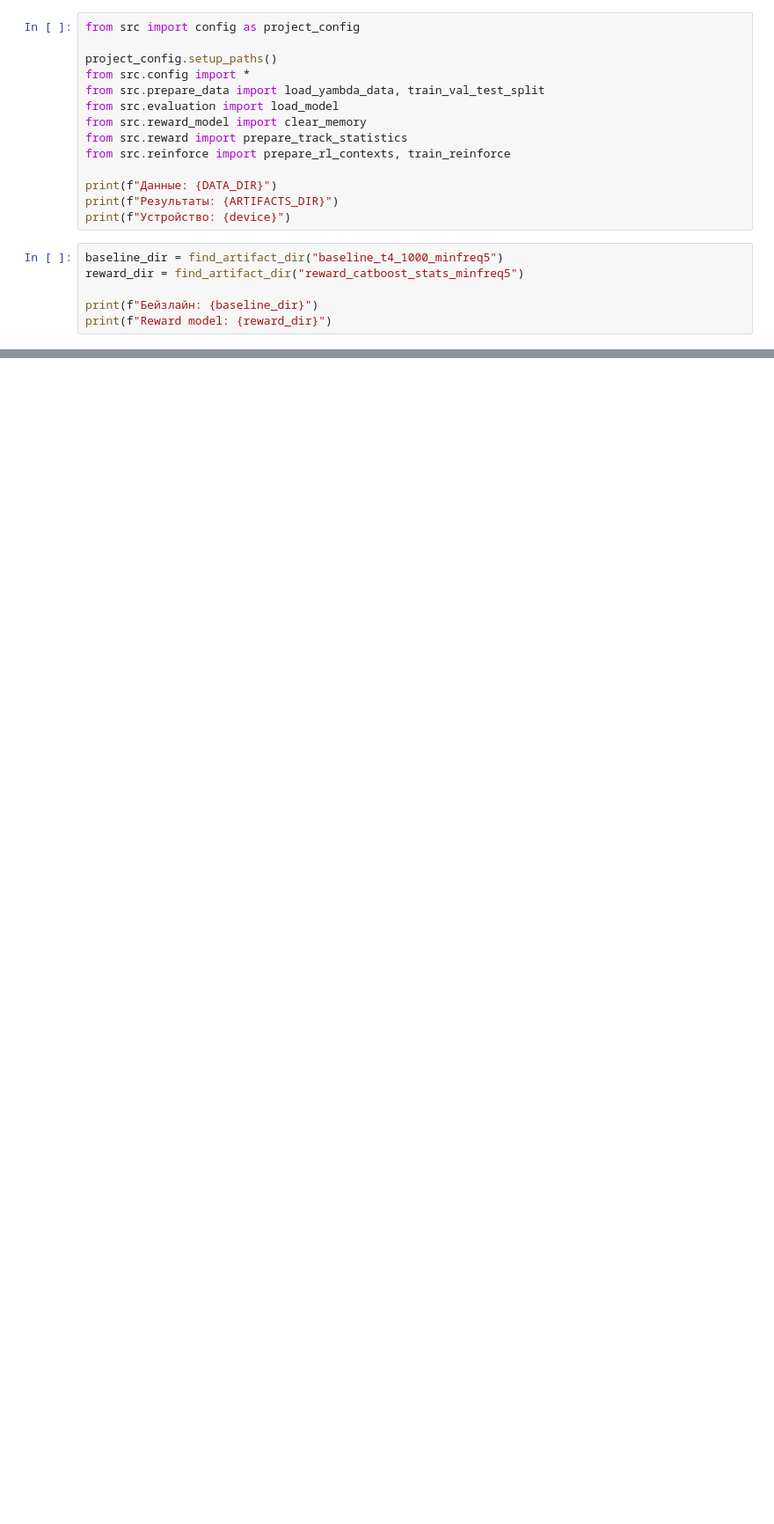
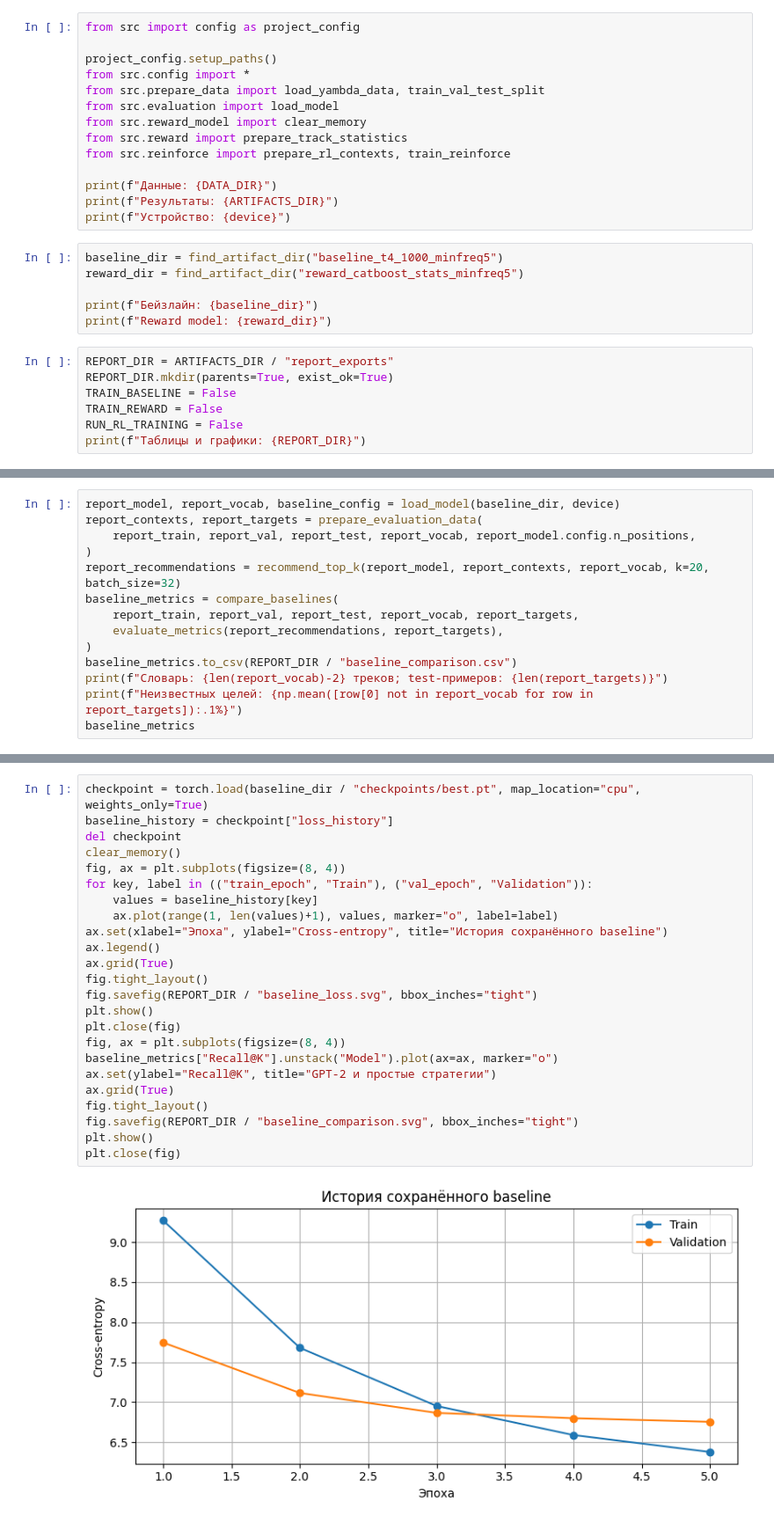
Before and after one commit to daosistt/recsys-rl-sequential, a Jupyter notebook: experiment.ipynb, the cells around one changed output, grey strips where cells are left out. Shown at 88% size. Saved outputs shown, nothing was run; the diff lists cells and outputs as text; blank space fills up the shorter version.

```diff
--- a/experiment.ipynb
+++ b/experiment.ipynb
@@ -36,3 +44,10 @@ reward_dir = find_artifact_dir("reward_catboost_stats_minfreq5")
 
 print(f"Бейзлайн: {baseline_dir}")
 print(f"Reward model: {reward_dir}")
+# %%
+REPORT_DIR = ARTIFACTS_DIR / "report_exports"
+REPORT_DIR.mkdir(parents=True, exist_ok=True)
+TRAIN_BASELINE = False
+TRAIN_REWARD = False
+RUN_RL_TRAINING = False
+print(f"Таблицы и графики: {REPORT_DIR}")
@@ -38,0 +109,14 @@ print(f"Reward model: {reward_dir}")
+# %%
+report_model, report_vocab, baseline_config = load_model(baseline_dir, device)
+report_contexts, report_targets = prepare_evaluation_data(
+    report_train, report_val, report_test, report_vocab, report_model.config.n_positions,
+)
+report_recommendations = recommend_top_k(report_model, report_contexts, report_vocab, k=20, batch_size=32)
+baseline_metrics = compare_baselines(
+    report_train, report_val, report_test, report_vocab, report_targets,
+    evaluate_metrics(report_recommendations, report_targets),
+)
+baseline_metrics.to_csv(REPORT_DIR / "baseline_comparison.csv")
+print(f"Словарь: {len(report_vocab)-2} треков; test-примеров: {len(report_targets)}")
+print(f"Неизвестных целей: {np.mean([row[0] not in report_vocab for row in report_targets]):.1%}")
+baseline_metrics
@@ -38,0 +137,26 @@ print(f"Reward model: {reward_dir}")
+# %%
+checkpoint = torch.load(baseline_dir / "checkpoints/best.pt", map_location="cpu", weights_only=True)
+baseline_history = checkpoint["loss_history"]
+del checkpoint
+clear_memory()
+fig, ax = plt.subplots(figsize=(8, 4))
+for key, label in (("train_epoch", "Train"), ("val_epoch", "Validation")):
+    values = baseline_history[key]
+    ax.plot(range(1, len(values)+1), values, marker="o", label=label)
+ax.set(xlabel="Эпоха", ylabel="Cross-entropy", title="История сохранённого baseline")
+ax.legend()
+ax.grid(True)
+fig.tight_layout()
+fig.savefig(REPORT_DIR / "baseline_loss.svg", bbox_inches="tight")
+plt.show()
+plt.close(fig)
+fig, ax = plt.subplots(figsize=(8, 4))
+baseline_metrics["Recall@K"].unstack("Model").plot(ax=ax, marker="o")
+ax.set(ylabel="Recall@K", title="GPT-2 и простые стратегии")
+ax.grid(True)
+fig.tight_layout()
+fig.savefig(REPORT_DIR / "baseline_comparison.svg", bbox_inches="tight")
+plt.show()
+plt.close(fig)
+# %% [output]
+[figure, added]
```
Also changed, not shown: parts of 40 cells of this notebook, 36 other files.
